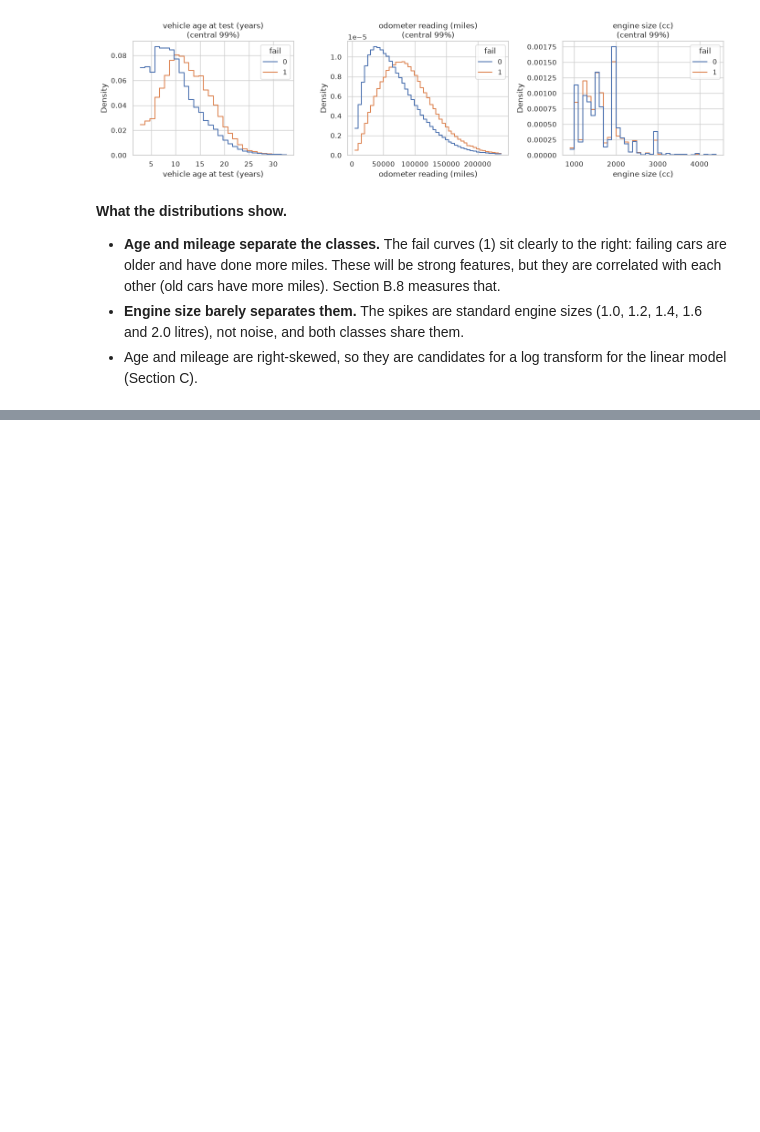
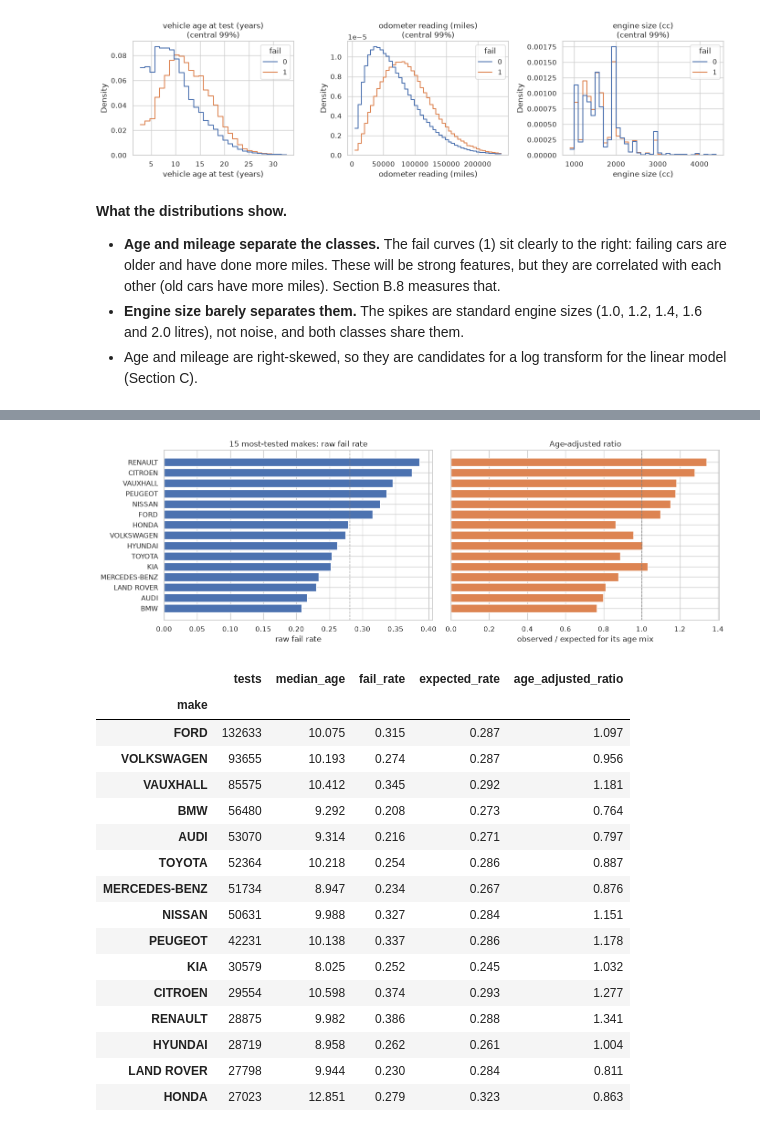
Before and after one commit to Megach-ffs/mot-failure-prediction, a Jupyter notebook: notebooks/MLDA_CW1.ipynb, the cells around one changed output, grey strips where cells are left out. Drawn from its saved outputs; the diff is of its cells as text; code cells hidden in the pictures; blank space fills up the shorter version.

```diff
--- a/notebooks/MLDA_CW1.ipynb
+++ b/notebooks/MLDA_CW1.ipynb
@@ -465,0 +640,42 @@ plt.tight_layout(); plt.show()
+# %%
+band_rate = df.groupby("age_band", observed=True)["fail"].mean()
+df["expected_fail"] = df["age_band"].map(band_rate).astype("float64")
+
+def age_adjusted(frame, by, top=None, min_n=MIN_N):
+    t = frame.groupby(by, observed=True).agg(
+        tests=("fail", "size"), fail_rate=("fail", "mean"),
+        expected_rate=("expected_fail", "mean"), median_age=("vehicle_age_years", "median"))
+    t["age_adjusted_ratio"] = t["fail_rate"] / t["expected_rate"]
+    t = t[t["tests"] >= min_n]
+    return t.sort_values("tests", ascending=False).head(top) if top else t
+
+makes = age_adjusted(df, "make", top=15)
+fig, axes = plt.subplots(1, 2, figsize=(14, 4.8), sharey=True)
+order = makes.sort_values("fail_rate").index.astype(str)
+axes[0].barh(order, makes.loc[order, "fail_rate"], color="#4c72b0")
+axes[0].axvline(df["fail"].mean(), ls="--", c="grey", lw=1)
+axes[0].set(xlabel="raw fail rate", title="15 most-tested makes: raw fail rate")
+axes[1].barh(order, makes.loc[order, "age_adjusted_ratio"], color="#dd8452")
+axes[1].axvline(1, ls="--", c="grey", lw=1)
+axes[1].set(xlabel="observed / expected for its age mix", title="Age-adjusted ratio")
+plt.tight_layout(); plt.show()
+makes[["tests", "median_age", "fail_rate", "expected_rate", "age_adjusted_ratio"]]
+# %% [output]
+[figure, added]
+|  | tests | median_age | fail_rate | expected_rate | age_adjusted_ratio |
+| make |  |  |  |  |  |
+| FORD | 132633 | 10.075 | 0.315 | 0.287 | 1.097 |
+| VOLKSWAGEN | 93655 | 10.193 | 0.274 | 0.287 | 0.956 |
+| VAUXHALL | 85575 | 10.412 | 0.345 | 0.292 | 1.181 |
+| BMW | 56480 | 9.292 | 0.208 | 0.273 | 0.764 |
+| AUDI | 53070 | 9.314 | 0.216 | 0.271 | 0.797 |
+| TOYOTA | 52364 | 10.218 | 0.254 | 0.286 | 0.887 |
+| MERCEDES-BENZ | 51734 | 8.947 | 0.234 | 0.267 | 0.876 |
+| NISSAN | 50631 | 9.988 | 0.327 | 0.284 | 1.151 |
+| PEUGEOT | 42231 | 10.138 | 0.337 | 0.286 | 1.178 |
+| KIA | 30579 | 8.025 | 0.252 | 0.245 | 1.032 |
+| CITROEN | 29554 | 10.598 | 0.374 | 0.293 | 1.277 |
+| RENAULT | 28875 | 9.982 | 0.386 | 0.288 | 1.341 |
+| HYUNDAI | 28719 | 8.958 | 0.262 | 0.261 | 1.004 |
+| LAND ROVER | 27798 | 9.944 | 0.230 | 0.284 | 0.811 |
+| HONDA | 27023 | 12.851 | 0.279 | 0.323 | 0.863 |
```
Also changed, not shown: parts of 25 cells of this notebook, 14 other files.
